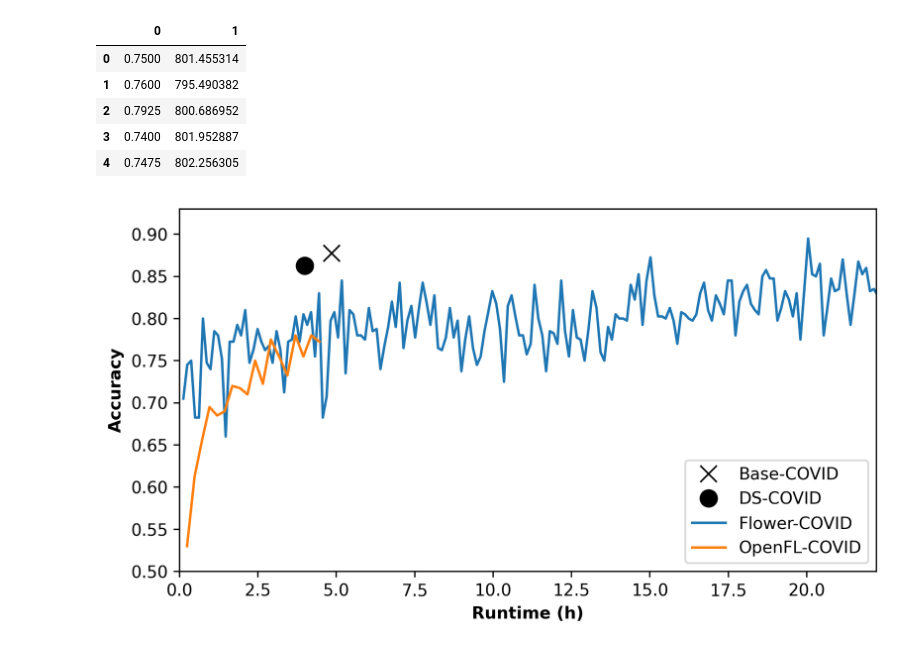
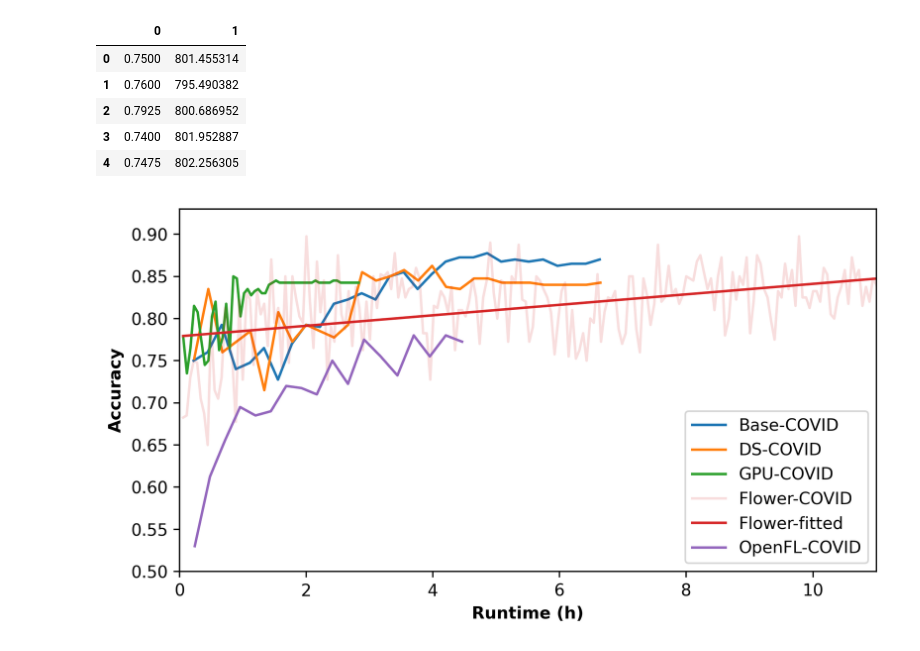
Before and after one commit to KoSpades/testGround, a Jupyter notebook: OverheadAnalysis/covid_acc_plot.ipynb, the cells around one changed output. Saved outputs shown, nothing was run; the diff lists cells and outputs as text; code cells hidden in the pictures.

```diff
--- a/OverheadAnalysis/covid_acc_plot.ipynb
+++ b/OverheadAnalysis/covid_acc_plot.ipynb
@@ -5,6 +6,7 @@ import matplotlib.pyplot as plt
 # %%
 covid_base_df = pd.read_csv("covid_base.txt", sep="\t", header=None)
 covid_ds_df = pd.read_csv("covid_ds.txt", sep="\t", header=None)
+covid_gpu_df = pd.read_csv("covid_gpu.txt", sep="\t", header=None)
 # %%
 covid_base_df.head()
 # %% [output]
@@ -18,6 +20,9 @@ covid_base_df.head()
 base_acc_arr = np.array(covid_base_df.iloc[:, 0])
 base_time_arr = np.cumsum(np.array(covid_base_df.iloc[:, 1]))/3600
 
+gpu_acc_arr = np.array(covid_gpu_df.iloc[:, 0])
+gpu_time_arr = np.cumsum(np.array(covid_gpu_df.iloc[:, 1]))/3600
+
 ds_acc_arr = np.array(covid_ds_df.iloc[:, 0])
 ds_time_arr = (np.cumsum(np.array(covid_ds_df.iloc[:, 1]))+40)/3600
 # %%
@@ -27,6 +32,8 @@ flower_acc_arr = []
 for i in range(len(flower_acc_df)):
     cur_val = float(flower_acc_df[i][10:])
     flower_acc_arr.append(cur_val)
+
+flower_acc_arr = flower_acc_arr[1:]
 # %%
 flower_time_df = pd.read_csv("covid_flower_time.txt").iloc[:, 0]
 
@@ -39,6 +46,11 @@ for i in range(1, len(flower_time_arr)):
     flower_time_arr[i] = flower_time_arr[i] - flower_time_arr[0]
 
 flower_time_arr = np.array(flower_time_arr)/3600
+flower_time_arr = flower_time_arr[1:]
+
+# Let's also created a fitted line
+flower_model = LinearRegression().fit(np.array(flower_time_arr).reshape(-1, 1), np.array(flower_acc_arr).reshape(-1, 1))
+flower_fitted = flower_model.predict(flower_time_arr.reshape(-1, 1))
 # %%
 openfl_df = pd.read_csv("covid_openfl.txt", header=None)
 openfl_time_arr = np.array(openfl_df.iloc[:,0])/3600
@@ -51,29 +63,61 @@ max_ds_ind = np.argmax(ds_acc_arr)
 # %%
 plt.figure(figsize=(7.5, 4), dpi=320)
 
-plt.plot(base_time_arr[max_base_ind],
-         base_acc_arr[max_base_ind],
-         marker='x',
-         markersize=10,
-         color="k",
-         linewidth=0,
-         label="Base-COVID")
-plt.plot(ds_time_arr[max_ds_ind],
-         ds_acc_arr[max_ds_ind],
-         marker='o',
-         markersize=10,
-         color="k",
-         linewidth=0,
-         label="DS-COVID")
-plt.plot(flower_time_arr[1:], flower_acc_arr[1:], label="Flower-COVID")
-plt.plot(openfl_time_arr, openfl_acc_arr, label="OpenFL-COVID")
-plt.xlim([0, 80000/3600])
+# plt.plot(base_time_arr[max_base_ind],
+#          base_acc_arr[max_base_ind],
+#          marker='x',
+#          markersize=10,
+#          color="k",
+#          linewidth=0,
+#          label="Base-COVID")
+# plt.plot(ds_time_arr[max_ds_ind],
+#          ds_acc_arr[max_ds_ind],
+#          marker='o',
+#          markersize=10,
+#          color="k",
+#          linewidth=0,
+#          label="DS-COVID")
+plt.plot(base_time_arr,
+         base_acc_arr,
+         color="#1f77b4",
+         label="Base-COVID",
+         )
+plt.plot(ds_time_arr,
+         ds_acc_arr,
+         color="#ff7f0e",
+         label="DS-COVID",
+         )
+plt.plot(gpu_time_arr,
+         gpu_acc_arr,
+         color="#2ca02c",
+         label="GPU-COVID",
+         )
+# Plotting flower and fitted line
+plt.plot(flower_time_arr,
+         flower_acc_arr,
+         label="Flower-COVID",
+         alpha = 0.15,
+         color="#d62728",
+         )
+plt.plot(flower_time_arr,
+         flower_fitted,
+         label="Flower-fitted",
+         color="#d62728",
+         )
+
+# Plotting openFL
+plt.plot(openfl_time_arr,
+         openfl_acc_arr,
+         label="OpenFL-COVID",
+         color="#9467bd",
+         )
+plt.xlim([0, 11])
 plt.ylim([0.5, 0.93])
 plt.xlabel("Runtime (h)", fontweight="bold")
 plt.ylabel("Accuracy", fontweight="bold")
 plt.legend(loc=4)
 plt.savefig("covid_8.pdf",
             facecolor="w",
             bbox_inches='tight',)
 # %% [output]
-[figure, old version]
+[figure, new version]
```
Also changed, not shown: parts of 1 cell of this notebook, 15 other files.
